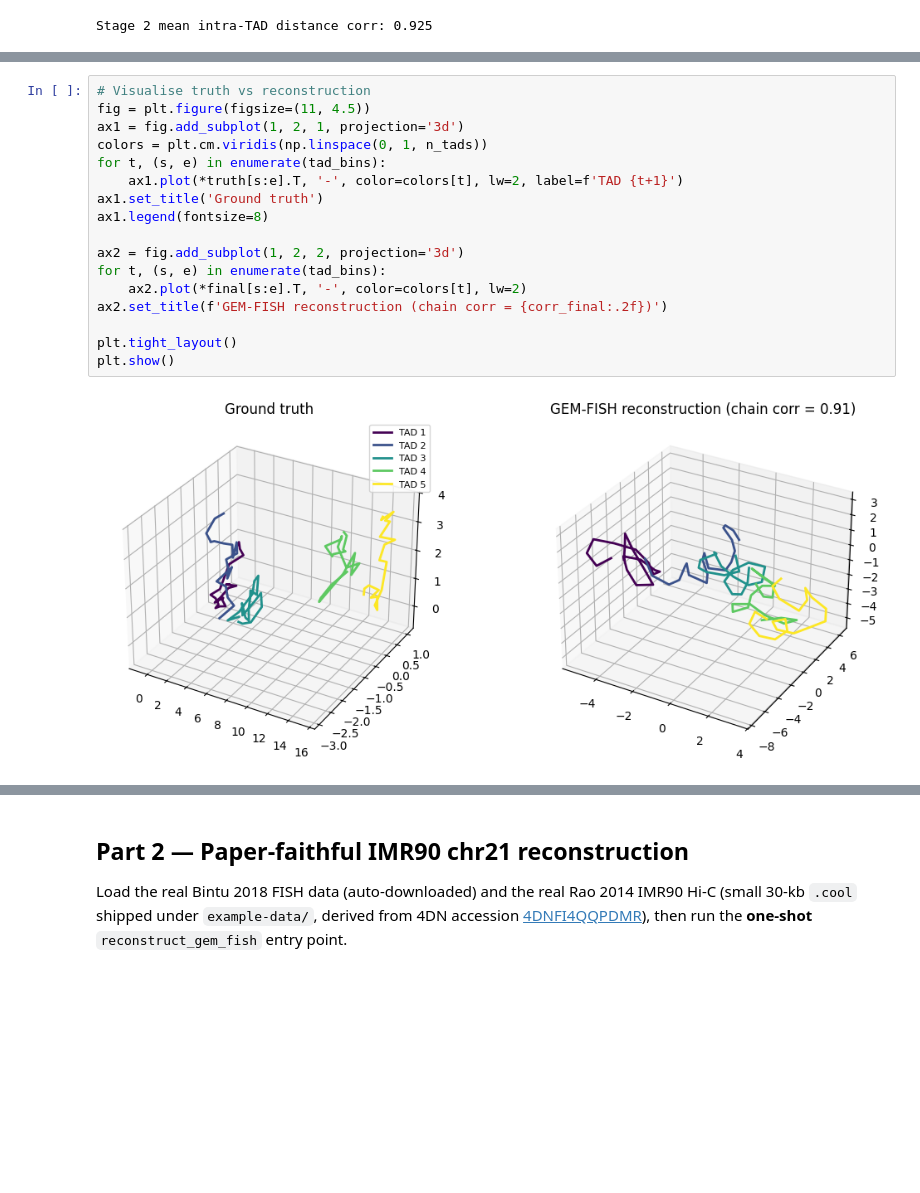
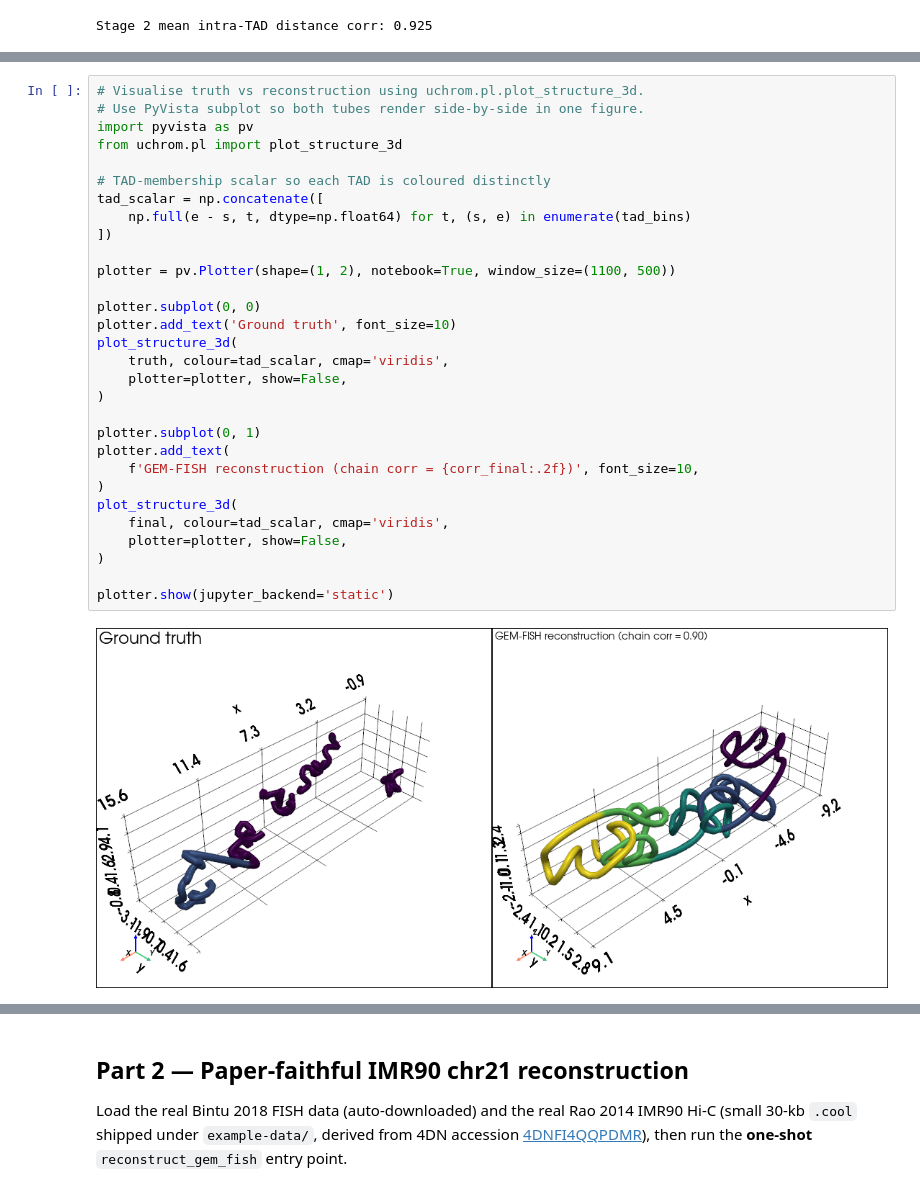
Before and after one commit to u-science-lab/U-Chrom, a Jupyter notebook: tutorials/gem_fish_reconstruction.ipynb, the cells around one changed output, grey strips where cells are left out. Cells and saved outputs as stored; diff of their text form; blank space fills up the shorter version.

```diff
--- a/tutorials/gem_fish_reconstruction.ipynb
+++ b/tutorials/gem_fish_reconstruction.ipynb
@@ -135,22 +135,35 @@ Final chain distance correlation: 0.910
-# %%
-# Visualise truth vs reconstruction
-fig = plt.figure(figsize=(11, 4.5))
-ax1 = fig.add_subplot(1, 2, 1, projection='3d')
-colors = plt.cm.viridis(np.linspace(0, 1, n_tads))
-for t, (s, e) in enumerate(tad_bins):
-    ax1.plot(*truth[s:e].T, '-', color=colors[t], lw=2, label=f'TAD {t+1}')
-ax1.set_title('Ground truth')
-ax1.legend(fontsize=8)
-
-ax2 = fig.add_subplot(1, 2, 2, projection='3d')
-for t, (s, e) in enumerate(tad_bins):
-    ax2.plot(*final[s:e].T, '-', color=colors[t], lw=2)
-ax2.set_title(f'GEM-FISH reconstruction (chain corr = {corr_final:.2f})')
-
-plt.tight_layout()
-plt.show()
-# %% [output]
-[figure, removed]
+# %%
+# Visualise truth vs reconstruction using uchrom.pl.plot_structure_3d.
+# Use PyVista subplot so both tubes render side-by-side in one figure.
+import pyvista as pv
+from uchrom.pl import plot_structure_3d
+
+# TAD-membership scalar so each TAD is coloured distinctly
+tad_scalar = np.concatenate([
+    np.full(e - s, t, dtype=np.float64) for t, (s, e) in enumerate(tad_bins)
+])
+
+plotter = pv.Plotter(shape=(1, 2), notebook=True, window_size=(1100, 500))
+
+plotter.subplot(0, 0)
+plotter.add_text('Ground truth', font_size=10)
+plot_structure_3d(
+    truth, colour=tad_scalar, cmap='viridis',
+    plotter=plotter, show=False,
+)
+
+plotter.subplot(0, 1)
+plotter.add_text(
+    f'GEM-FISH reconstruction (chain corr = {corr_final:.2f})', font_size=10,
+)
+plot_structure_3d(
+    final, colour=tad_scalar, cmap='viridis',
+    plotter=plotter, show=False,
+)
+
+plotter.show(jupyter_backend='static')
+# %% [output]
+[figure, added]
 # %%
 # Distance-matrix comparison
 fig, axes = plt.subplots(1, 3, figsize=(13, 4))
```
Also changed, not shown: parts of 6 cells of this notebook, 3 other files.
